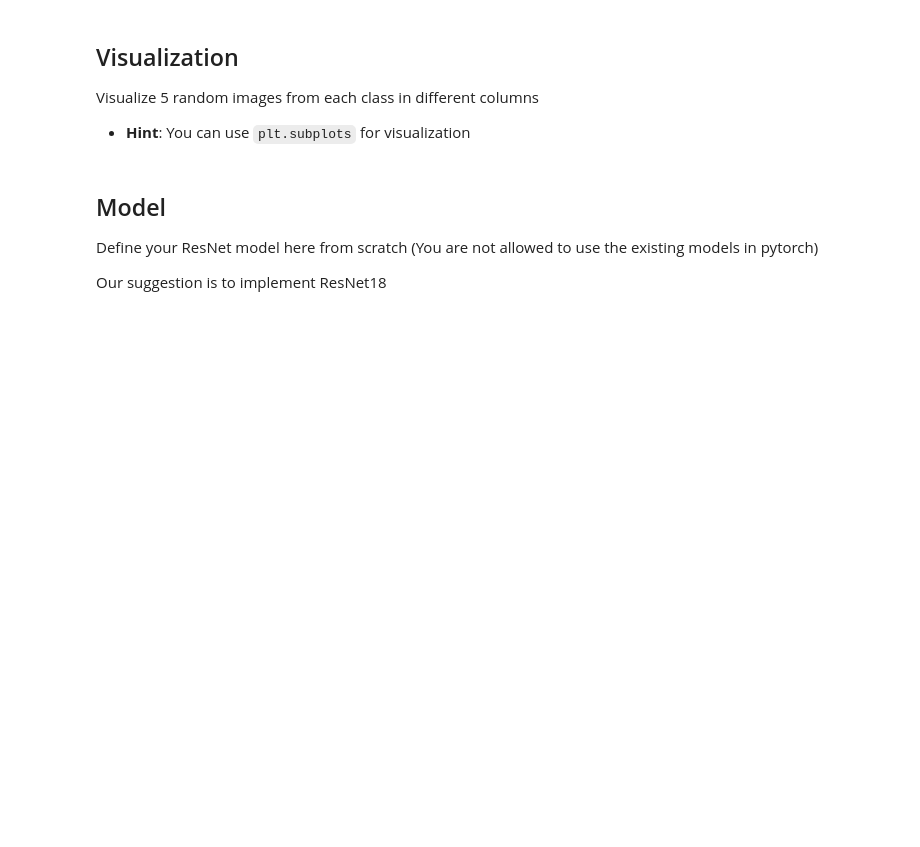
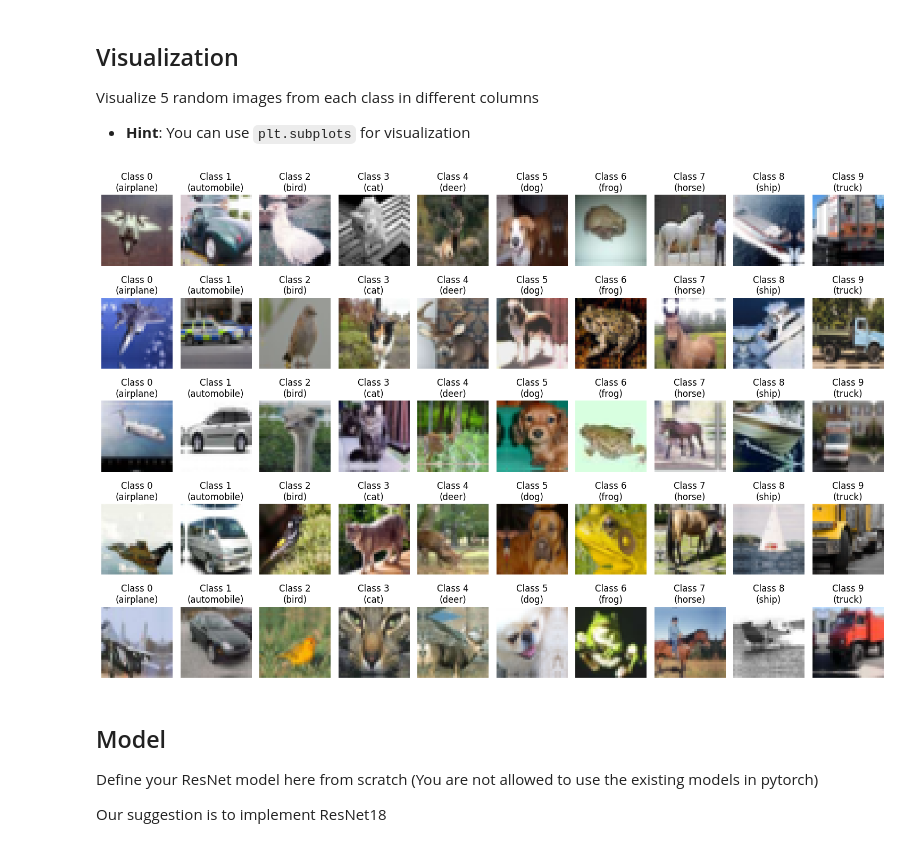
Before and after one commit to sehbeygi79/CIFAR10-Classification-Colorization, a Jupyter notebook: CIFAR10_Classification_And_Colorization.ipynb, the cells around one changed output. Saved outputs shown, nothing was run; the diff lists cells and outputs as text; code cells hidden in the pictures; blank space fills up the shorter version.

```diff
--- a/CIFAR10_Classification_And_Colorization.ipynb
+++ b/CIFAR10_Classification_And_Colorization.ipynb
@@ -131,32 +132,34 @@ Visualize 5 random images from each class in different columns
 # %%
 def get_random_indices(dataset, num_samples=5):
     random_indices = []
     for class_idx in range(len(dataset.classes)):
         class_indices = (
             (torch.tensor(dataset.targets) == class_idx).nonzero().squeeze(1)
         )
         random_indices.extend(
             class_indices[torch.randperm(len(class_indices))[:num_samples]].tolist()
         )
     return random_indices
 
 
-# fig, axs = plt.subplots(nrows=5, ncols=10, figsize=(15, 10))
-# for i, idx in enumerate(get_random_indices(initial_trainset)):
-#     img, class_idx = initial_trainset[idx]
-#     img = norminv(img)
-#     row_idx = i % 5
-#     col_idx = class_idx
-#     axs[row_idx, col_idx].imshow(
-#         img.permute(1, 2, 0)
-#     )  # Need to permute dimensions for matplotlib
-#     axs[row_idx, col_idx].set_title(
-#         f"Class {class_idx}\n({initial_trainset.classes[class_idx]})"
-#     )
-#     axs[row_idx, col_idx].axis("off")
+fig, axs = plt.subplots(nrows=5, ncols=10, figsize=(15, 10))
+for i, idx in enumerate(get_random_indices(initial_trainset)):
+    img, class_idx = initial_trainset[idx]
+    img = norminv(img)
+    row_idx = i % 5
+    col_idx = class_idx
+    axs[row_idx, col_idx].imshow(
+        img.permute(1, 2, 0)
+    )  # Need to permute dimensions for matplotlib
+    axs[row_idx, col_idx].set_title(
+        f"Class {class_idx}\n({initial_trainset.classes[class_idx]})"
+    )
+    axs[row_idx, col_idx].axis("off")
 
-# plt.tight_layout()
-# plt.show()
+plt.tight_layout()
+plt.show()
+# %% [output]
+[figure, added]
 # %% [markdown]
 ## Model
 
```
Also changed, not shown: parts of 16 cells of this notebook.
